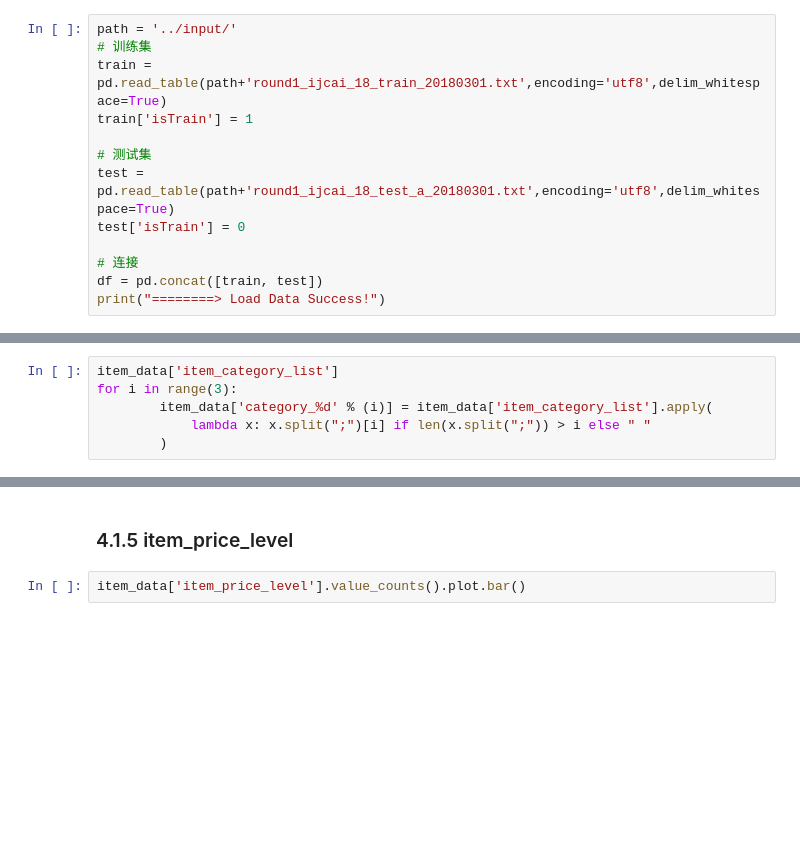
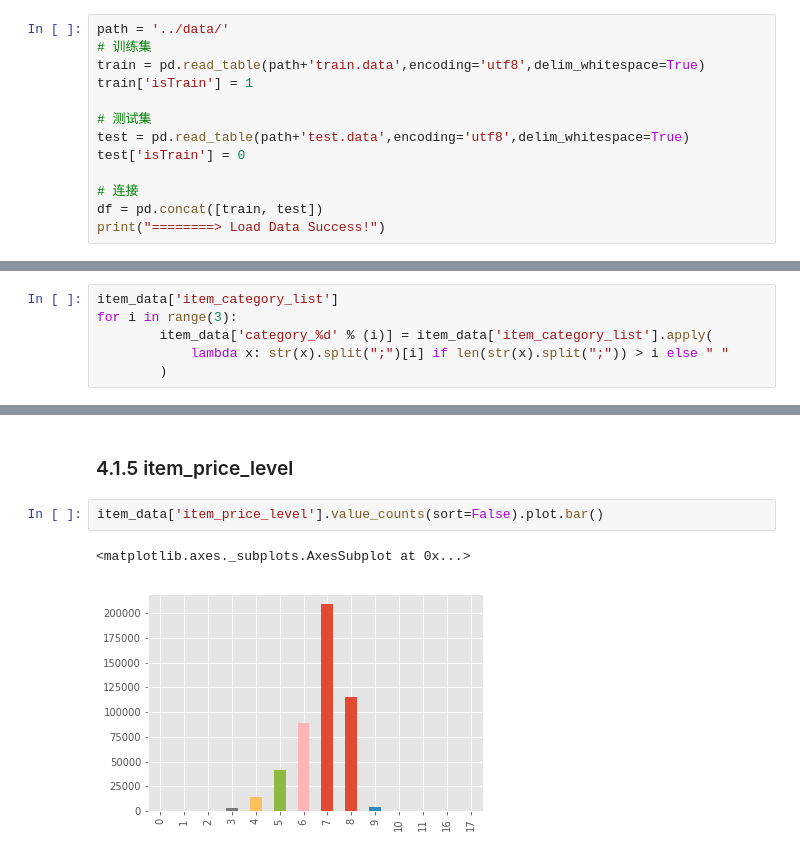
Before and after one commit to fengyin123/helloworld, a Jupyter notebook: feature_engineering/EDA.ipynb, the cells around one changed output, grey strips where cells are left out. Cells and saved outputs as stored; diff of their text form; blank space fills up the shorter version.

```diff
--- a/feature_engineering/EDA.ipynb
+++ b/feature_engineering/EDA.ipynb
@@ -61,13 +61,13 @@ matplotlib.rcParams['figure.figsize'] = (20.0, 10.0)
 # %% [markdown]
 ## 2. Load data
 # %%
-path = '../input/'
+path = '../data/'
 # 训练集
-train = pd.read_table(path+'round1_ijcai_18_train_20180301.txt',encoding='utf8',delim_whitespace=True)
+train = pd.read_table(path+'train.data',encoding='utf8',delim_whitespace=True)
 train['isTrain'] = 1
 
 # 测试集
-test = pd.read_table(path+'round1_ijcai_18_test_a_20180301.txt',encoding='utf8',delim_whitespace=True)
+test = pd.read_table(path+'test.data',encoding='utf8',delim_whitespace=True)
 test['isTrain'] = 0
 
 # 连接
@@ -229,7 +230,7 @@ def stack_bar(column, num_categories):
 item_data['item_category_list']
 for i in range(3):
         item_data['category_%d' % (i)] = item_data['item_category_list'].apply(
-            lambda x: x.split(";")[i] if len(x.split(";")) > i else " "
+            lambda x: str(x).split(";")[i] if len(str(x).split(";")) > i else " "
         )
 # %%
 fig = plt.figure(figsize=(15, 5))
@@ -281,6 +293,9 @@ item_data['item_brand_id'].value_counts()[:50].plot.bar()
 # %% [markdown]
 ### 4.1.5 item_price_level
 # %%
-item_data['item_price_level'].value_counts().plot.bar()
+item_data['item_price_level'].value_counts(sort=False).plot.bar()
+# %% [output]
+<matplotlib.axes._subplots.AxesSubplot at 0x...>
+[figure, added]
 # %%
 item_data['item_price_level'].value_counts()
```
Also changed, not shown: parts of 40 cells of this notebook.
